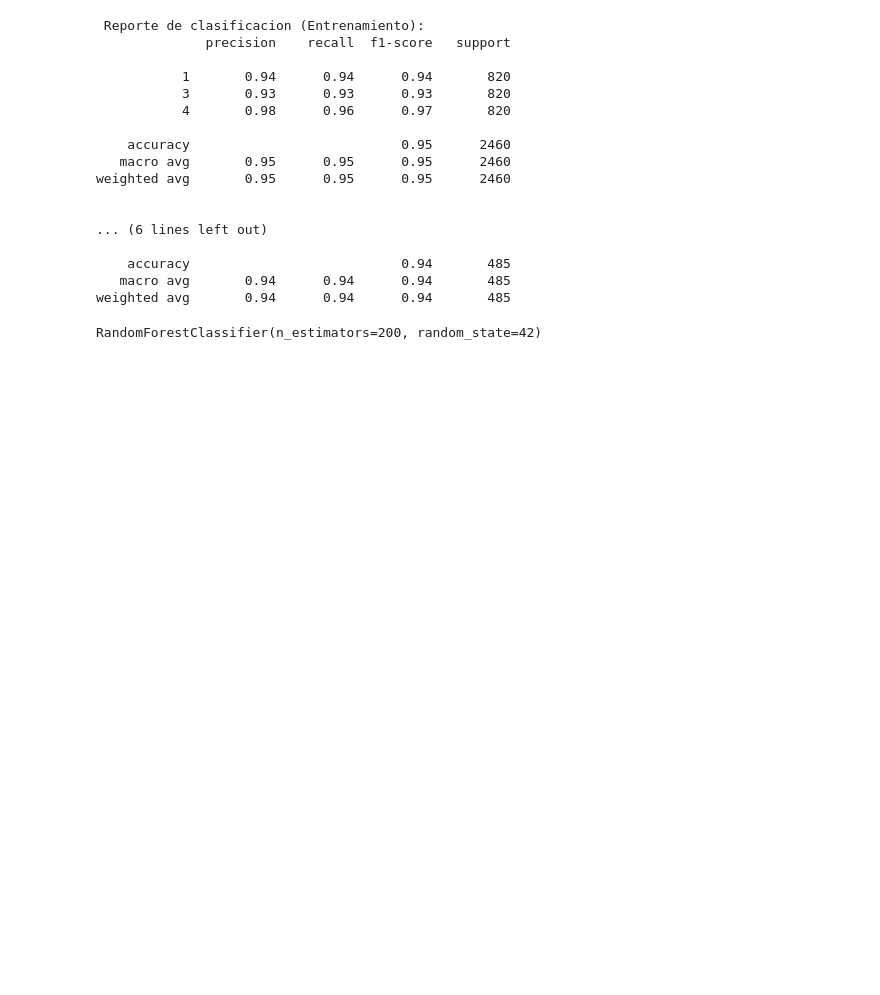
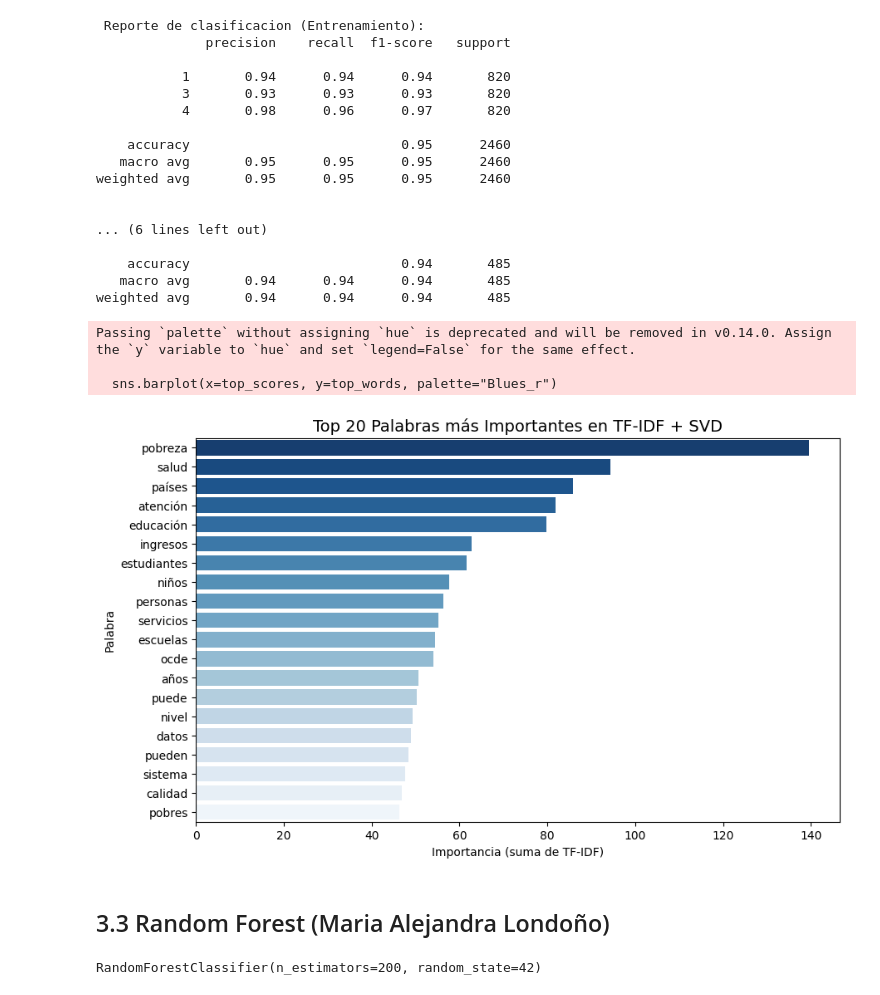
Before and after one commit to Almanza33/Proyecto1BI, a Jupyter notebook: Proyecto1.ipynb, the cells around one changed output. Drawn from its saved outputs; the diff is of its cells as text; code cells hidden in the pictures; blank space fills up the shorter version.

```diff
--- a/Proyecto1.ipynb
+++ b/Proyecto1.ipynb
@@ -514,6 +547,34 @@ weighted avg       0.95      0.95      0.95      2460
     accuracy                           0.94       485
    macro avg       0.94      0.94      0.94       485
 weighted avg       0.94      0.94      0.94       485
+# %%
+# Extraer las palabras del TF-IDF
+feature_names = opt_svd.best_estimator_.named_steps["preprocessor"].named_transformers_["tfidfvectorizer"].get_feature_names_out()
+
+# Calcular la importancia de cada palabra según TF-IDF (suma total de pesos en X_train)
+tfidf_matrix = opt_svd.best_estimator_.named_steps["preprocessor"].transform(X_train)
+word_importance = np.asarray(tfidf_matrix.sum(axis=0)).flatten()
+
+# Seleccionar las top 20
+top_n = 20
+top_indices = word_importance.argsort()[::-1][:top_n]
+top_words = [feature_names[i] for i in top_indices]
+top_scores = word_importance[top_indices]
+
+# Crear el gráfico
+plt.figure(figsize=(10,6))
+sns.barplot(x=top_scores, y=top_words, palette="Blues_r")
+plt.title(f"Top {top_n} Palabras más Importantes en TF-IDF + SVD", fontsize=14)
+plt.xlabel("Importancia (suma de TF-IDF)")
+plt.ylabel("Palabra")
+plt.show()
+# %% [output]
+Passing `palette` without assigning `hue` is deprecated and will be removed in v0.14.0. Assign the `y` variable to `hue` and set `legend=False` for the same effect.
+
+  sns.barplot(x=top_scores, y=top_words, palette="Blues_r")
+[figure, added]
+# %% [markdown]
+## 3.3 Random Forest (Maria Alejandra Londoño)
 # %%
 from sklearn.ensemble import RandomForestClassifier
 from sklearn.metrics import accuracy_score
```
Also changed, not shown: parts of 6 cells of this notebook.
